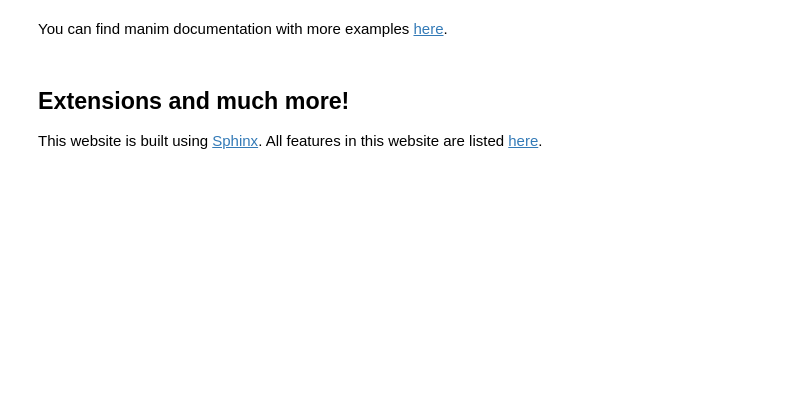
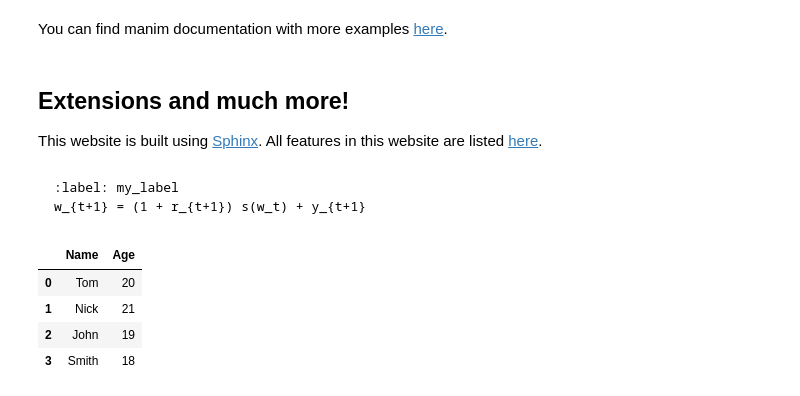
Before and after one commit to naresh-ub/cvip, a Jupyter notebook: source/_build/jupyter_execute/intro.ipynb, the cells around one changed output. Drawn from its saved outputs; the diff is of its cells as text; code cells hidden in the pictures; blank space fills up the shorter version.

````diff
--- a/source/_build/jupyter_execute/intro.ipynb
+++ b/source/_build/jupyter_execute/intro.ipynb
@@ -84,3 +81,22 @@ You can find manim documentation with more examples [here](https://docs.manim.co
 This website is built using [Sphinx](https://www.sphinx-doc.org/en/master/). All features in this website are listed [here](https://www.sphinx-doc.org/en/master/usage/extensions/index.html).
 # %%
 # Code cell left intentionally blank
+# %% [markdown]
+```{math}
+:label: my_label
+w_{t+1} = (1 + r_{t+1}) s(w_t) + y_{t+1}
+```
+# %%
+# Create a simple dataframe using pandas and show it
+import pandas as pd
+data = {'Name': ['Tom', 'Nick', 'John', 'Smith'],
+        'Age': [20, 21, 19, 18]}
+
+df = pd.DataFrame(data)
+df
+# %% [output]
+|  | Name | Age |
+| 0 | Tom | 20 |
+| 1 | Nick | 21 |
+| 2 | John | 19 |
+| 3 | Smith | 18 |
````
Also changed, not shown: parts of 4 cells of this notebook, 56 other files.
